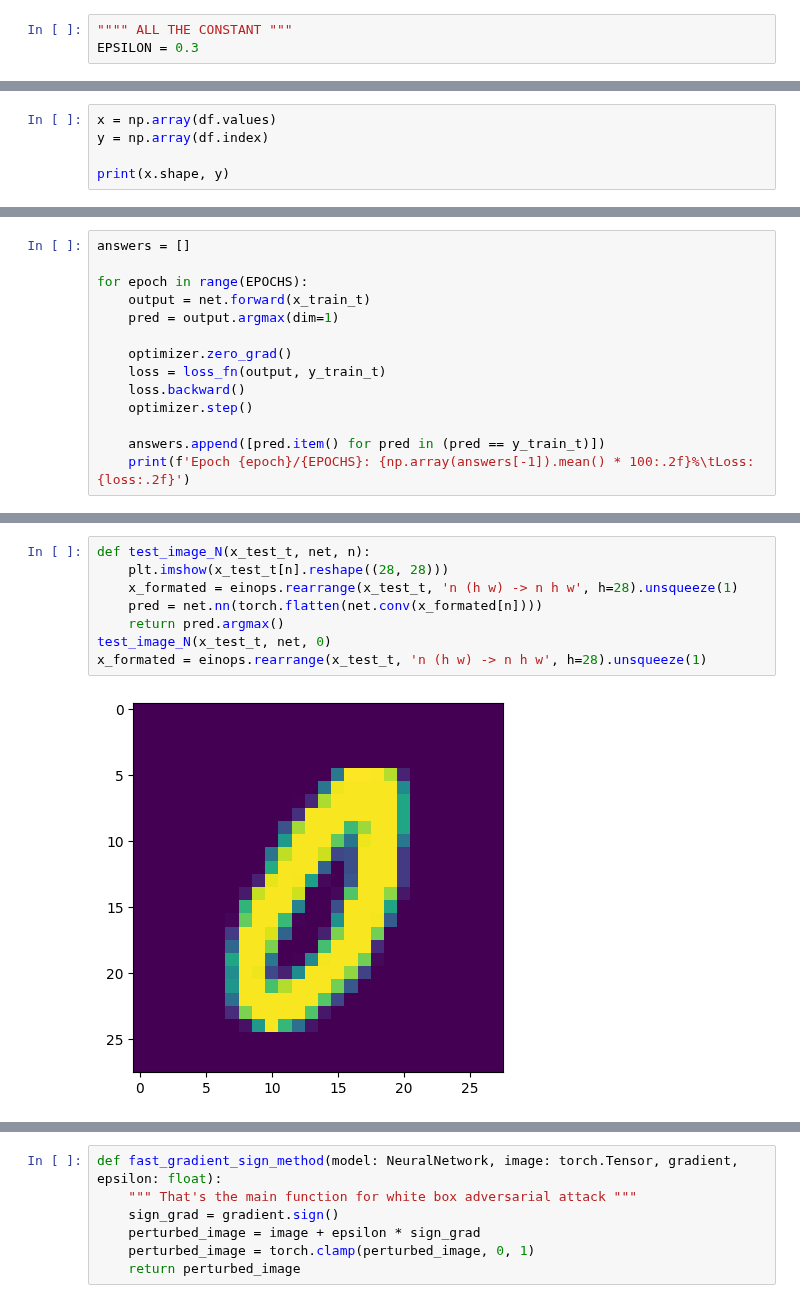
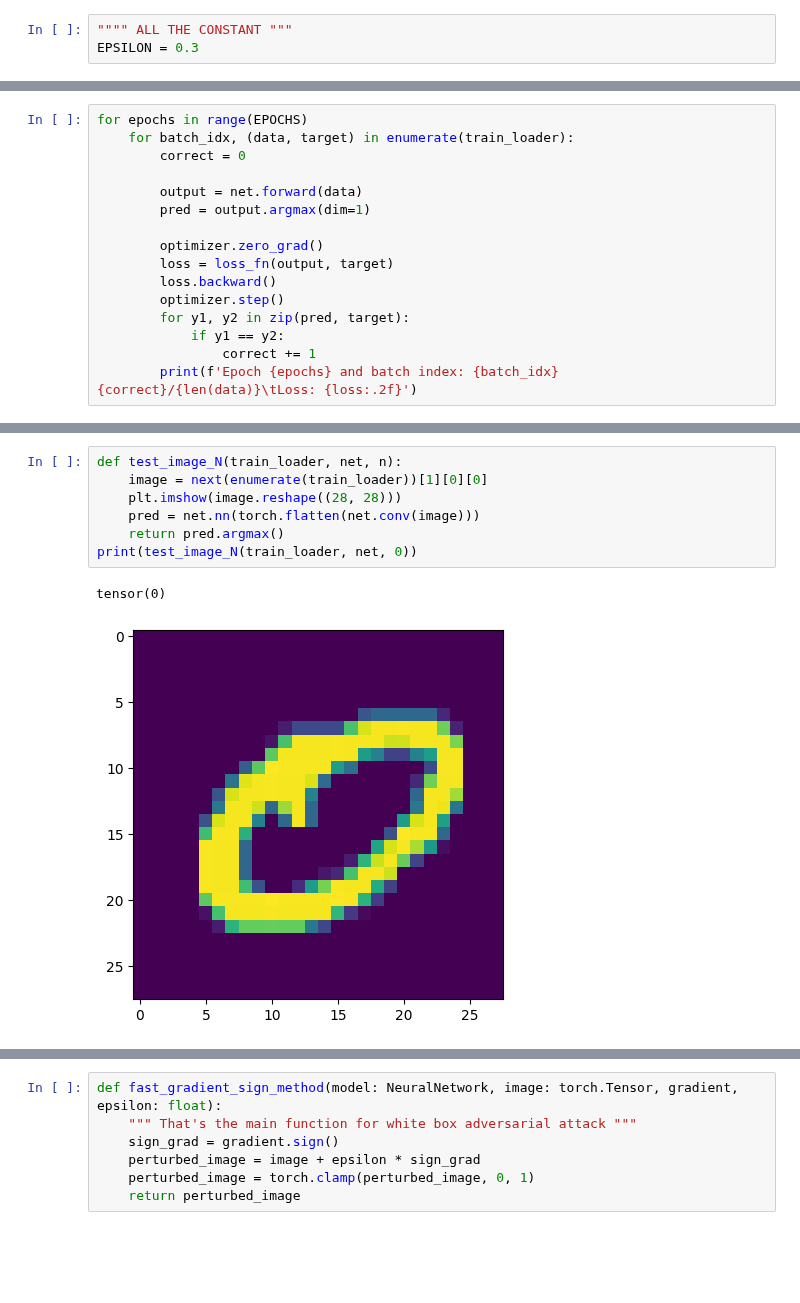
Before and after one commit to PoCInnovation/Workshops, a Jupyter notebook: ai/Adversarial-Attack/notebook.ipynb, the cells around one changed output, grey strips where cells are left out. Drawn from its saved outputs; the diff is of its cells as text; blank space fills up the shorter version.

```diff
--- a/ai/Adversarial-Attack/notebook.ipynb
+++ b/ai/Adversarial-Attack/notebook.ipynb
@@ -35,5 +13,0 @@ df
-# %%
-x = np.array(df.values)
-y = np.array(df.index)
-
-print(x.shape, y)
@@ -86,15 +58,17 @@ EPOCHS = 1_00
 # %%
-answers = []
+for epochs in range(EPOCHS)
+    for batch_idx, (data, target) in enumerate(train_loader):
+        correct = 0
 
-for epoch in range(EPOCHS):
-    output = net.forward(x_train_t)
-    pred = output.argmax(dim=1)
+        output = net.forward(data)
+        pred = output.argmax(dim=1)
 
-    optimizer.zero_grad()
-    loss = loss_fn(output, y_train_t)
-    loss.backward()
-    optimizer.step()
-
-    answers.append([pred.item() for pred in (pred == y_train_t)])
-    print(f'Epoch {epoch}/{EPOCHS}: {np.array(answers[-1]).mean() * 100:.2f}%\tLoss: {loss:.2f}')
+        optimizer.zero_grad()
+        loss = loss_fn(output, target)
+        loss.backward()
+        optimizer.step()
+        for y1, y2 in zip(pred, target):
+            if y1 == y2:
+                correct += 1
+        print(f'Epoch {epochs} and batch index: {batch_idx} {correct}/{len(data)}\tLoss: {loss:.2f}')
 # %% [output]
@@ -103,10 +92,10 @@ KeyboardInterrupt:
 # %%
-def test_image_N(x_test_t, net, n):
-    plt.imshow(x_test_t[n].reshape((28, 28)))
-    x_formated = einops.rearrange(x_test_t, 'n (h w) -> n h w', h=28).unsqueeze(1)
-    pred = net.nn(torch.flatten(net.conv(x_formated[n])))
+def test_image_N(train_loader, net, n):
+    image = next(enumerate(train_loader))[1][0][0]
+    plt.imshow(image.reshape((28, 28)))
+    pred = net.nn(torch.flatten(net.conv(image)))
     return pred.argmax()
-test_image_N(x_test_t, net, 0)
-x_formated = einops.rearrange(x_test_t, 'n (h w) -> n h w', h=28).unsqueeze(1)
+print(test_image_N(train_loader, net, 0))
 # %% [output]
+tensor(0)
-[figure, old version]
+[figure, new version]
```
Also changed, not shown: parts of 14 cells of this notebook.
